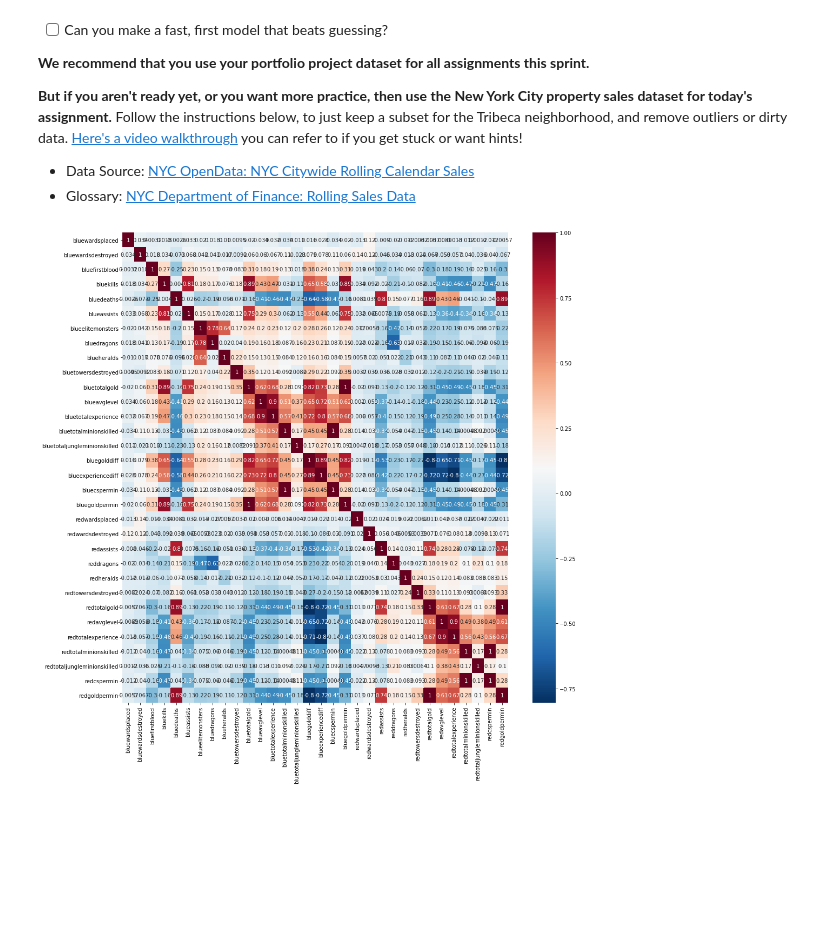
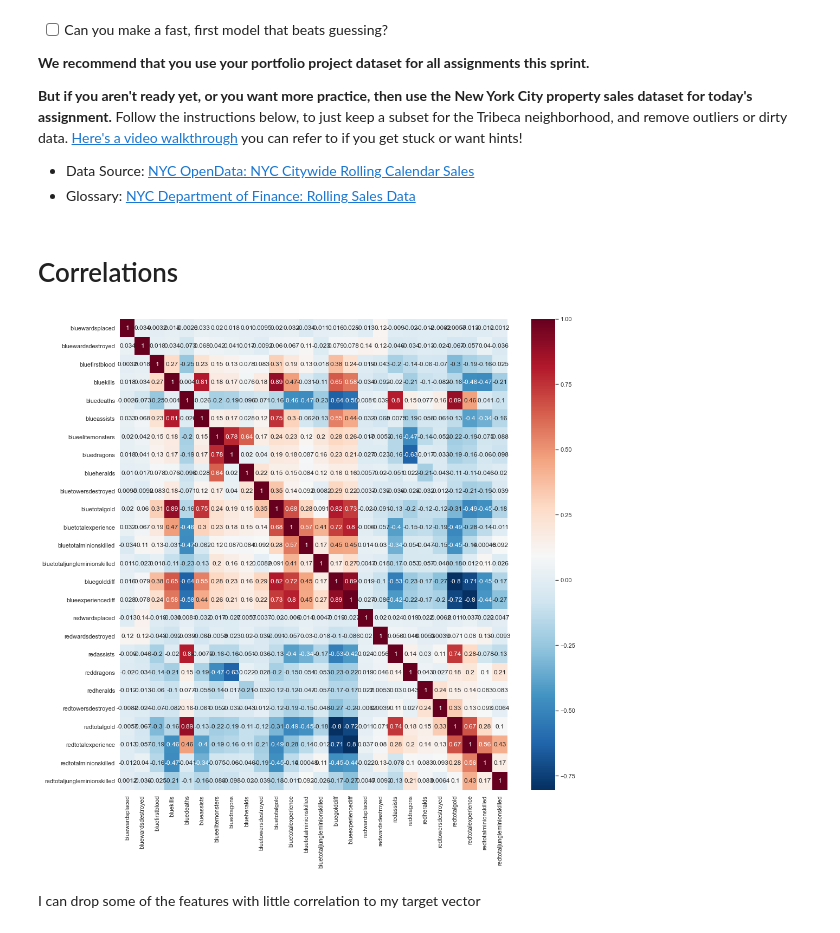
Before and after one commit to timrocar/DS-Unit-2-Applied-Modeling, a Jupyter notebook: module1-define-ml-problems/Timothy_Carroll_LS_DS_231_assignment.ipynb, the cells around one changed output. Drawn from its saved outputs; the diff is of its cells as text; code cells hidden in the pictures; blank space fills up the shorter version.

```diff
--- a/module1-define-ml-problems/Timothy_Carroll_LS_DS_231_assignment.ipynb
+++ b/module1-define-ml-problems/Timothy_Carroll_LS_DS_231_assignment.ipynb
@@ -100,7 +100,8 @@ memory usage: 3.0 MB
 # many repeated columns( many events on one team are inversely correlated to the other)
 # I will start by removing some of them .
 repeated = ['redfirstblood', 'redkills', 'reddeaths', 'redelitemonsters', 'redgolddiff',
-            'redexperiencediff' ]
+            'redexperiencediff', 'redgoldpermin', 'redcspermin', 'bluegoldpermin', 'redcspermin',
+           'blueavglevel', 'bluecspermin', 'redavglevel']
 df = df.drop(repeated, axis=1)
 # %%
 #bluewins will be my target
@@ -133,11 +134,16 @@ Lambda School Data Science
 
 - Data Source: [NYC OpenData: NYC Citywide Rolling Calendar Sales](https://data.cityofnewyork.us/dataset/NYC-Citywide-Rolling-Calendar-Sales/usep-8jbt)
 - Glossary: [NYC Department of Finance: Rolling Sales Data](https://www1.nyc.gov/site/finance/taxes/property-rolling-sales-data.page)
+# %% [markdown]
+# Correlations
 # %%
 import matplotlib.pyplot as plt
 import seaborn as sns
+sns.set()
 plt.figure(figsize=(16, 16))
 sns.heatmap(df.drop('bluewins', axis=1).corr(), cmap="RdBu_r", annot =True)
 plt.show()
 # %% [output]
-[figure, old version]
+[figure, new version]
+# %% [markdown]
+I can drop some of the features with little correlation to my target vector
```
Also changed, not shown: parts of 26 cells of this notebook.
